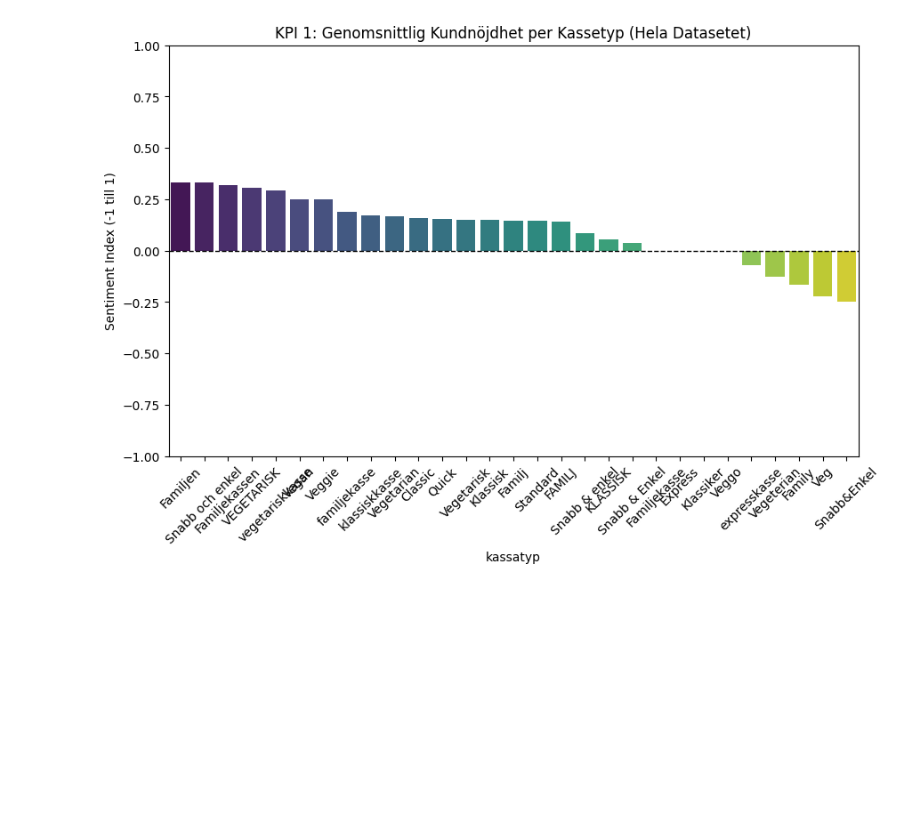
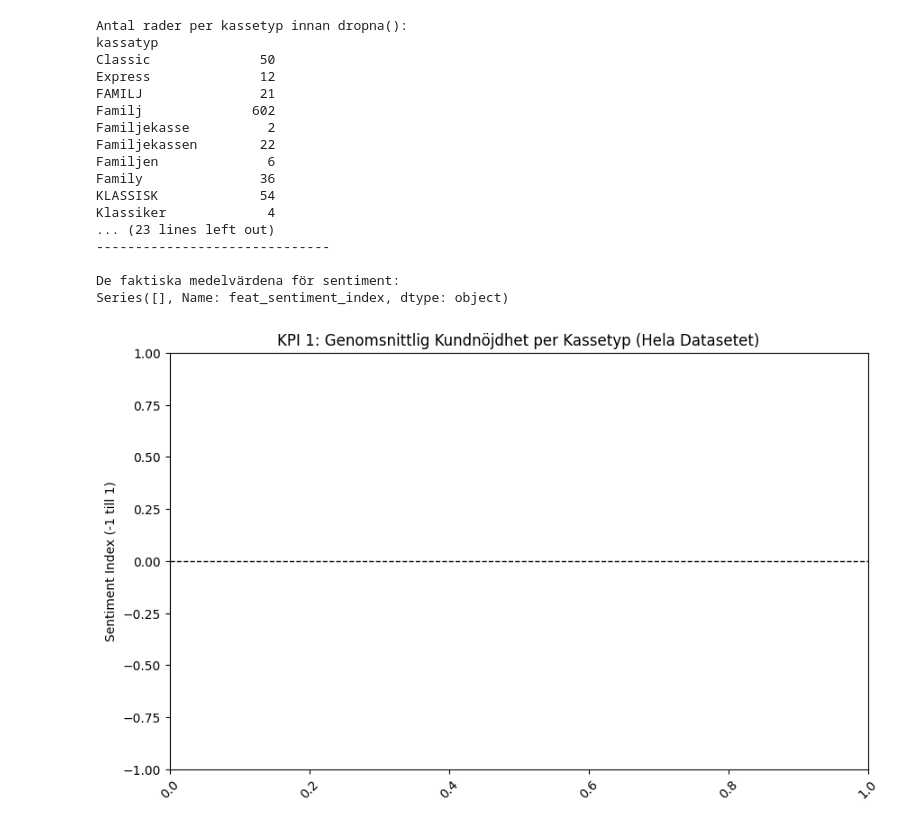
Before and after one commit to johanfinnrydberg-tech/data-uppgift-, a Jupyter notebook: KPI_matkassen.ipynb, the cells around one changed output. Saved outputs shown, nothing was run; the diff lists cells and outputs as text; code cells hidden in the pictures; blank space fills up the shorter version.

```diff
--- a/KPI_matkassen.ipynb
+++ b/KPI_matkassen.ipynb
@@ -9,5 +9,5 @@ import numpy as np
 
 # Hämta från databasen
 conn = sqlite3.connect("matkassen_data.db")
-df_final = pd.read_sql("SELECT * FROM processed_training_data", conn)
+df_final = pd.read_sql("SELECT * FROM processed_data", conn)
 conn.close()
@@ -14,28 +55,55 @@ conn.close()
 # %%
+print("Antal rader per kassetyp innan dropna():")
+print(df_final.groupby('kassatyp').size())
 
+# Denna rad skapar en tillfällig, ren DataFrame:
+df_temp_filtered = df_final.dropna(subset=['feat_sentiment_index'])
+
+# Inspektera datamängden EFTER filtrering:
+print("\nAntal rader per kassetyp EFTER dropna():")
+print(df_temp_filtered.groupby('kassatyp').size())
+print("-" * 30) # En separator för tydlighet
 # Vi lägger till .dropna() för att vara säkra på att vi bara räknar rader med sentiment.
 sentiment_kpi = df_final.dropna(subset=['feat_sentiment_index']).groupby('kassatyp')['feat_sentiment_index'].mean().sort_values(ascending=False)
-
+print("\nDe faktiska medelvärdena för sentiment:")
+print(sentiment_kpi)
 # 2. Visualisering
 plt.figure(figsize=(10, 6))
 
 #  Vi lägger till'hue' för att undvika varningar i nyare Seaborn.
 sns.barplot(
     x=sentiment_kpi.index,
     y=sentiment_kpi.values,
     palette="viridis",
     hue=sentiment_kpi.index,
     legend=False
 )
 
 plt.axhline(0, color='black', linestyle='--', linewidth=1)
 plt.ylim(-1, 1) # Sätter skalan för att visa hela spannet -1 till 1
 plt.title("KPI 1: Genomsnittlig Kundnöjdhet per Kassetyp (Hela Datasetet)")
 plt.ylabel("Sentiment Index (-1 till 1)")
 plt.xticks(rotation=45) # Gör det lättare att läsa kassetyp-namnen
 plt.show()
 # %% [output]
+Antal rader per kassetyp innan dropna():
+kassatyp
+Classic              50
+Express              12
+FAMILJ               21
+Familj              602
+Familjekasse          2
+Familjekassen        22
+Familjen              6
+Family               36
+KLASSISK             54
+Klassiker             4
+... (23 lines left out)
+------------------------------
+
+De faktiska medelvärdena för sentiment:
+Series([], Name: feat_sentiment_index, dtype: object)
-[figure, old version]
+[figure, new version]
 # %%
 
 # Vi räknar ut medelvärdet av 'har_avslutat' (0 eller 1) vilket ger andelen churn
```
Also changed, not shown: parts of 9 cells of this notebook, 2 other files.
